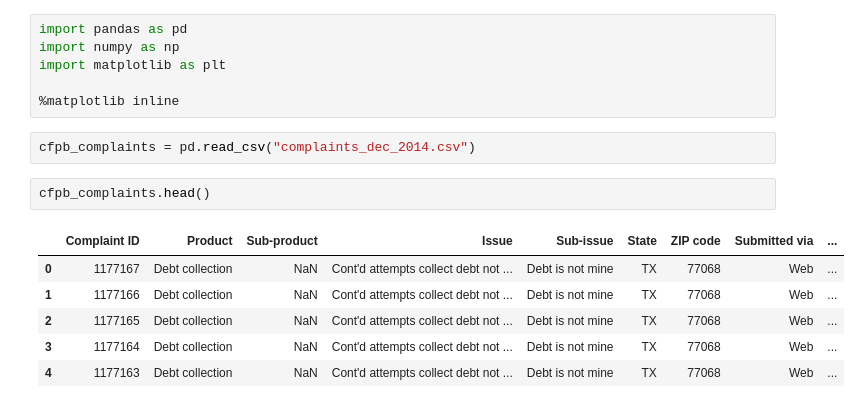
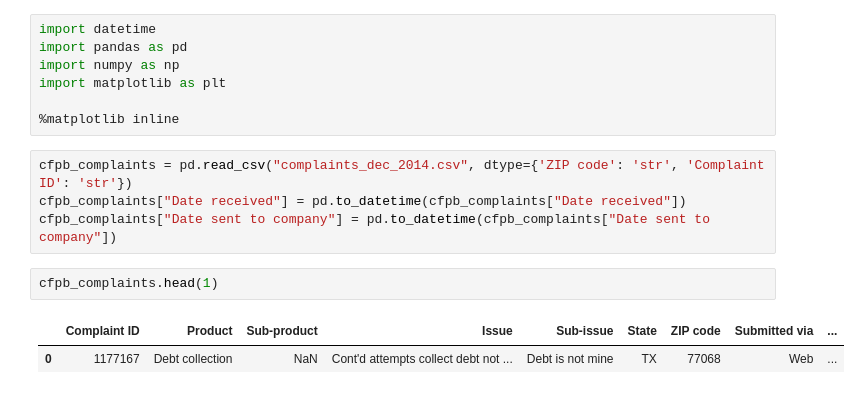
Before and after one commit to pjpassa/consumer-complaints, a Jupyter notebook: Consumer_Complaints.ipynb, the cells around one changed output. Cells and saved outputs as stored; diff of their text form.

```diff
--- a/Consumer_Complaints.ipynb
+++ b/Consumer_Complaints.ipynb
@@ -1,17 +1,16 @@
 # %%
+import datetime
 import pandas as pd
 import numpy as np
 import matplotlib as plt
 
 %matplotlib inline
-# %%
-cfpb_complaints = pd.read_csv("complaints_dec_2014.csv")
+# %%
+cfpb_complaints = pd.read_csv("complaints_dec_2014.csv", dtype={'ZIP code': 'str', 'Complaint ID': 'str'})
+cfpb_complaints["Date received"] = pd.to_datetime(cfpb_complaints["Date received"])
+cfpb_complaints["Date sent to company"] = pd.to_datetime(cfpb_complaints["Date sent to company"])
 # %%
-cfpb_complaints.head()
+cfpb_complaints.head(1)
 # %% [output]
 |  | Complaint ID | Product | Sub-product | Issue | Sub-issue | State | ZIP code | Submitted via | ... |
 | 0 | 1177167 | Debt collection | NaN | Cont'd attempts collect debt not ... | Debt is not mine | TX | 77068 | Web | ... |
-| 1 | 1177166 | Debt collection | NaN | Cont'd attempts collect debt not ... | Debt is not mine | TX | 77068 | Web | ... |
-| 2 | 1177165 | Debt collection | NaN | Cont'd attempts collect debt not ... | Debt is not mine | TX | 77068 | Web | ... |
-| 3 | 1177164 | Debt collection | NaN | Cont'd attempts collect debt not ... | Debt is not mine | TX | 77068 | Web | ... |
-| 4 | 1177163 | Debt collection | NaN | Cont'd attempts collect debt not ... | Debt is not mine | TX | 77068 | Web | ... |
```
Also changed, not shown: parts of 12 cells of this notebook.
